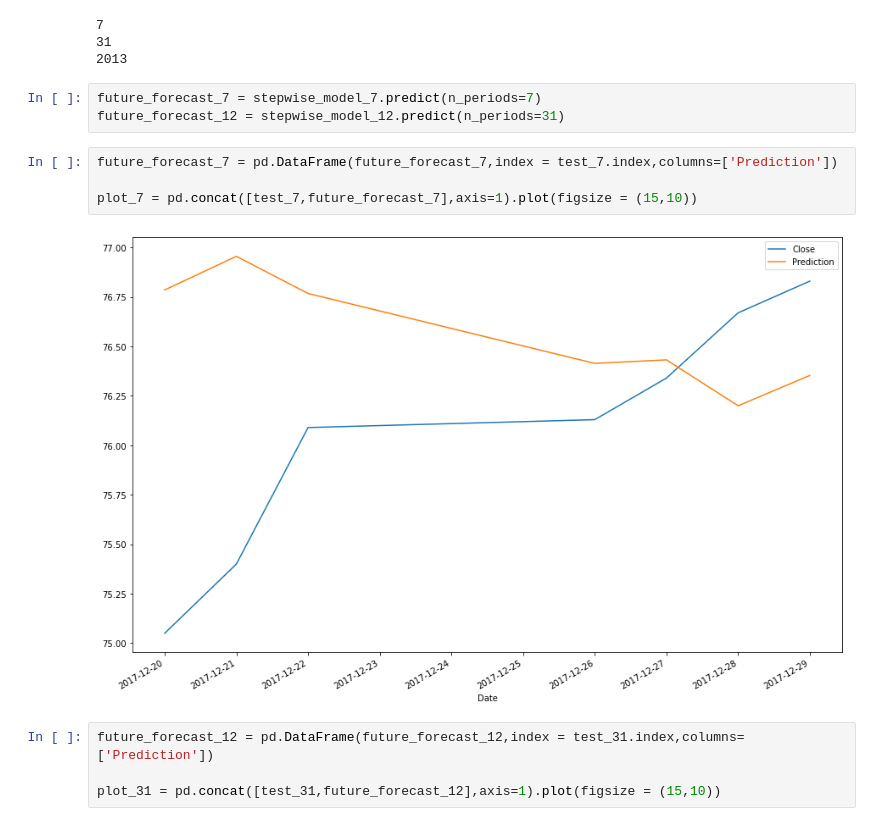
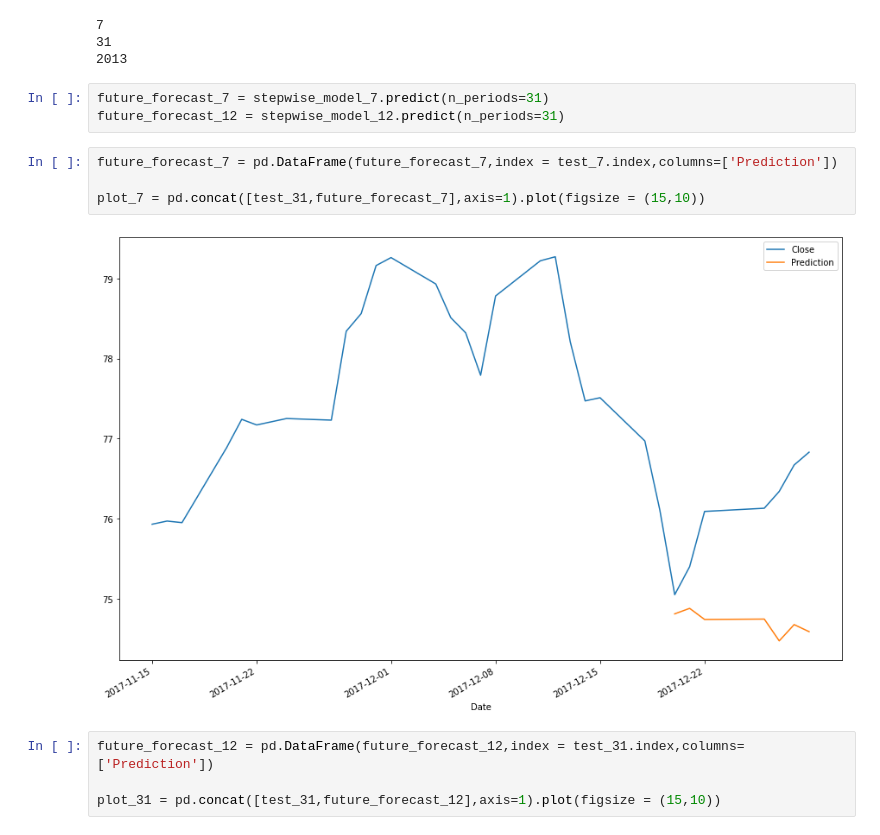
Before and after one commit to cian-moynagh/Group-40-Sweng, a Jupyter notebook: Time Series Analysis.ipynb, the cells around one changed output. Drawn from its saved outputs; the diff is of its cells as text.

```diff
--- a/Time Series Analysis.ipynb
+++ b/Time Series Analysis.ipynb
@@ -113,14 +122,14 @@ print (train.size)
 31
 2013
 # %%
-future_forecast_7 = stepwise_model_7.predict(n_periods=7)
+future_forecast_7 = stepwise_model_7.predict(n_periods=31)
 future_forecast_12 = stepwise_model_12.predict(n_periods=31)
 # %%
 future_forecast_7 = pd.DataFrame(future_forecast_7,index = test_7.index,columns=['Prediction'])
 
-plot_7 = pd.concat([test_7,future_forecast_7],axis=1).plot(figsize = (15,10))
+plot_7 = pd.concat([test_31,future_forecast_7],axis=1).plot(figsize = (15,10))
 # %% [output]
-[figure, old version]
+[figure, new version]
 # %%
 future_forecast_12 = pd.DataFrame(future_forecast_12,index = test_31.index,columns=['Prediction'])
 
```
Also changed, not shown: parts of 9 cells of this notebook.
